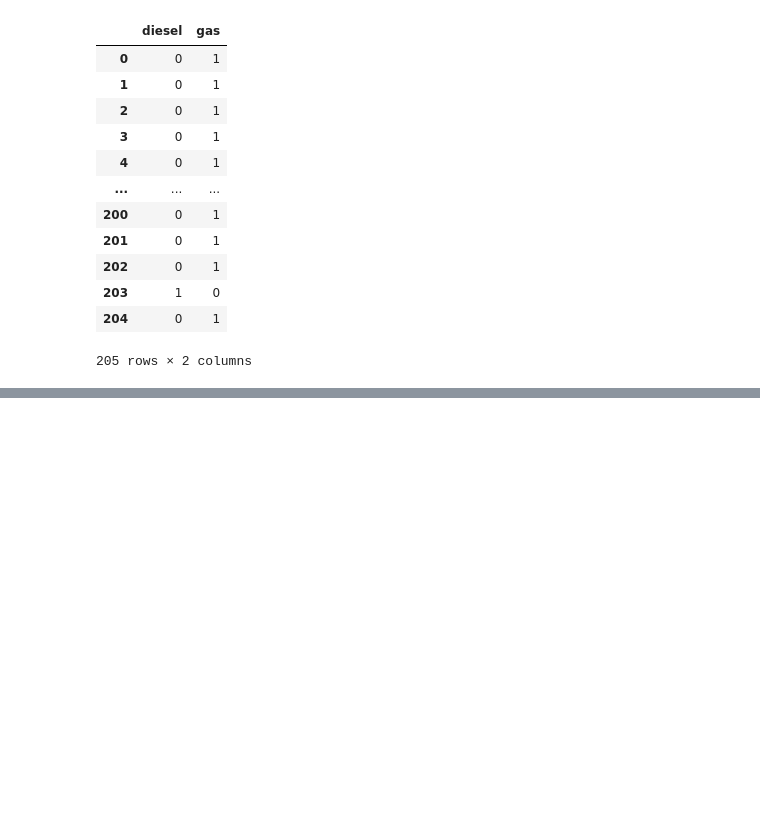
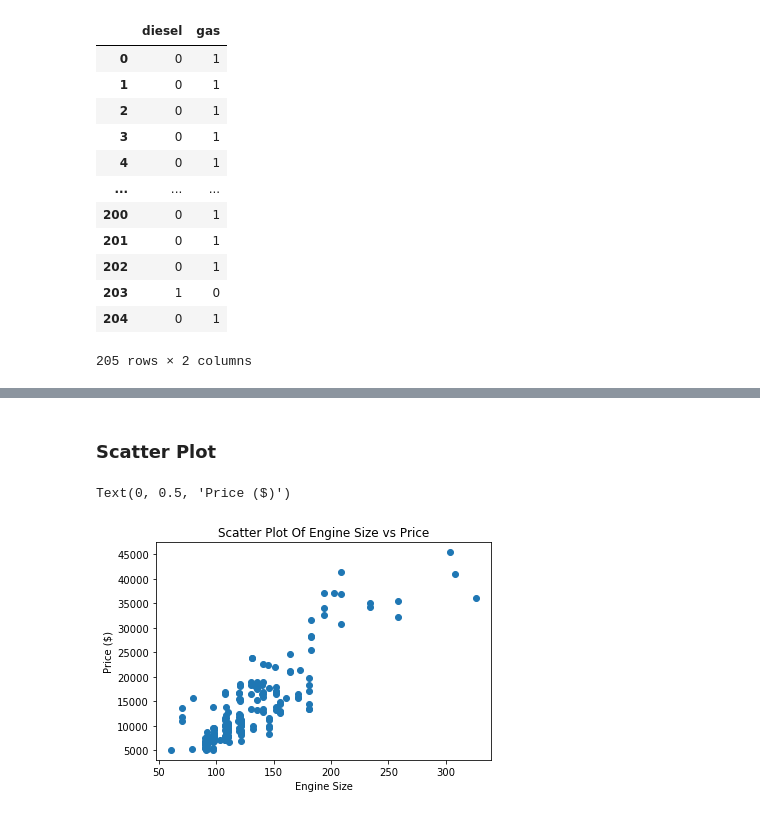
Before and after one commit to janngomaa/Data-Analysis-With-Python-101, a Jupyter notebook: Python for Data Analysis.ipynb, the cells around one changed output, grey strips where cells are left out. Drawn from its saved outputs; the diff is of its cells as text; code cells hidden in the pictures; blank space fills up the shorter version.

```diff
--- a/Python for Data Analysis.ipynb
+++ b/Python for Data Analysis.ipynb
@@ -87,0 +103,10 @@ pd.get_dummies(df['fuel-type'])
+# %% [markdown]
+### Scatter Plot
+# %%
+plt.scatter(df['engine-size'], df.price)
+plt.title('Scatter Plot Of Engine Size vs Price')
+plt.xlabel('Engine Size')
+plt.ylabel('Price ($)')
+# %% [output]
+Text(0, 0.5, 'Price ($)')
+[figure, added]
```
Also changed, not shown: parts of 6 cells of this notebook.
